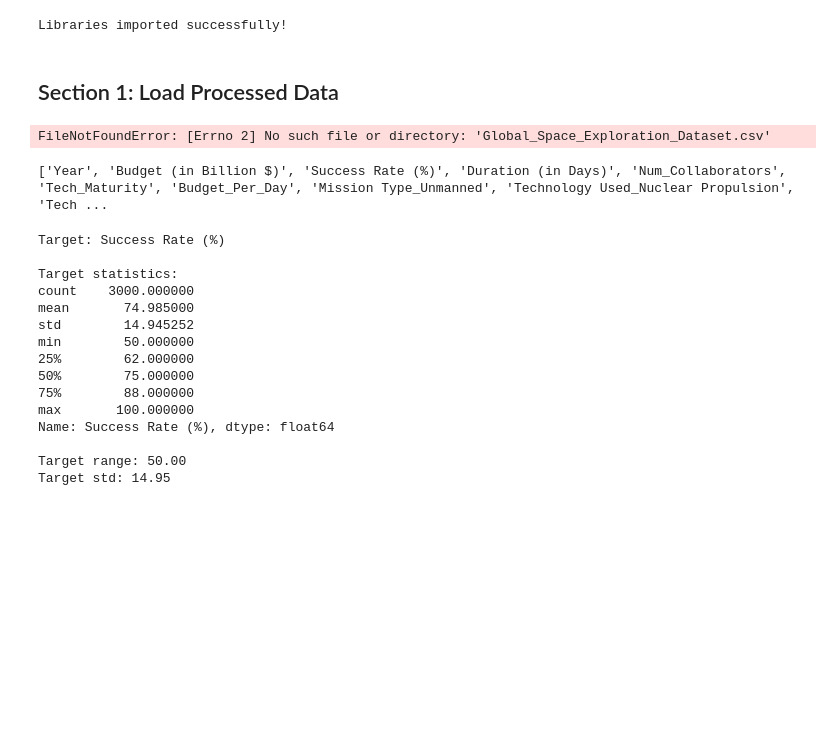
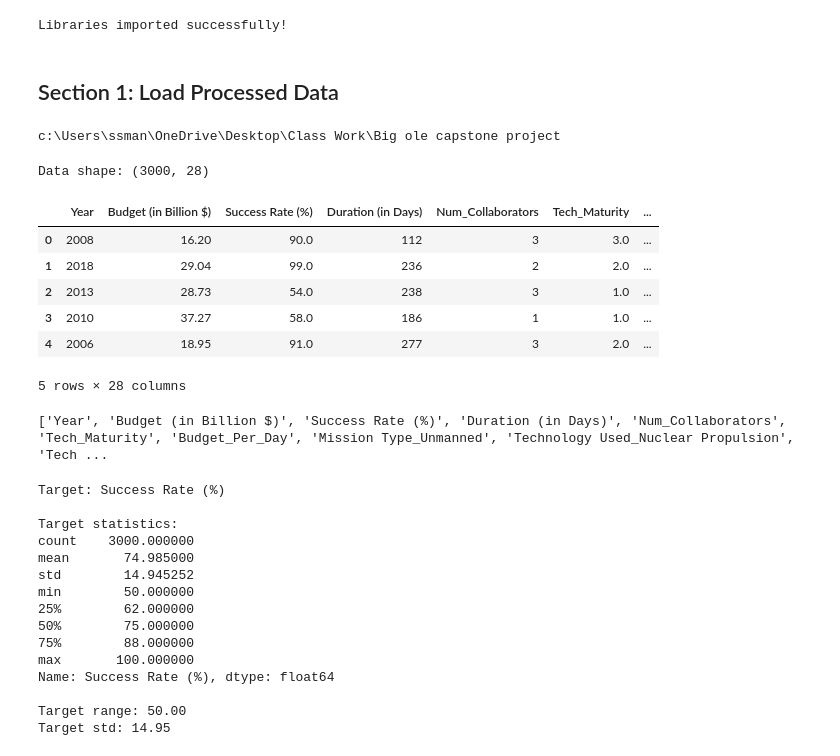
Before and after one commit to ssmanus94-debug/space-mission-success-predictor, a Jupyter notebook: 02_regression_model.ipynb, the cells around one changed output. Saved outputs shown, nothing was run; the diff lists cells and outputs as text; code cells hidden in the pictures; blank space fills up the shorter version.

```diff
--- a/02_regression_model.ipynb
+++ b/02_regression_model.ipynb
@@ -68,14 +68,26 @@ print("Libraries imported successfully!")
 Libraries imported successfully!
 # %% [markdown]
 ## Section 1: Load Processed Data
+# %%
+import os
+print(os.getcwd())
+# %% [output]
+c:\Users\ssman\OneDrive\Desktop\Class Work\Big ole capstone project
 # %%
 # Load cleaned data from previous notebook
-df = pd.read_csv("Global_Space_Exploration_Dataset.csv")
+df = pd.read_csv("Global_Space_Exploration_Dataset_Clean.csv")
 
 print(f"Data shape: {df.shape}")
 df.head()
 # %% [output]
-FileNotFoundError: [Errno 2] No such file or directory: 'Global_Space_Exploration_Dataset.csv'
+Data shape: (3000, 28)
+|  | Year | Budget (in Billion $) | Success Rate (%) | Duration (in Days) | Num_Collaborators | Tech_Maturity | ... |
+| 0 | 2008 | 16.20 | 90.0 | 112 | 3 | 3.0 | ... |
+| 1 | 2018 | 29.04 | 99.0 | 236 | 2 | 2.0 | ... |
+| 2 | 2013 | 28.73 | 54.0 | 238 | 3 | 1.0 | ... |
+| 3 | 2010 | 37.27 | 58.0 | 186 | 1 | 1.0 | ... |
+| 4 | 2006 | 18.95 | 91.0 | 277 | 3 | 2.0 | ... |
+5 rows × 28 columns
 # %%
 print(df.columns.tolist()) #Quick check to confirm name
 # %% [output]
```
Also changed, not shown: parts of 10 cells of this notebook, 6 other files.
